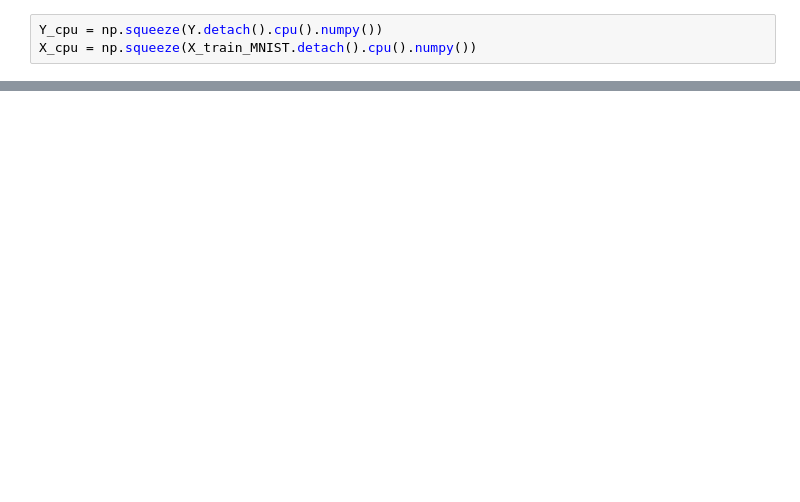
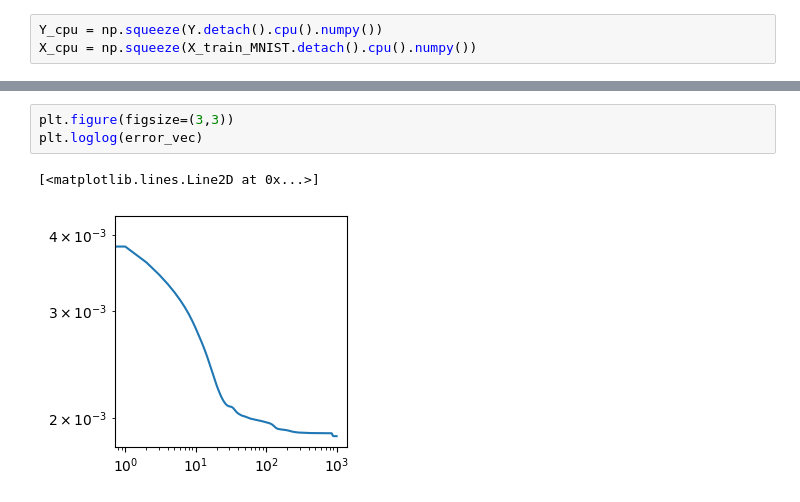
Before and after one commit to ASkalli/ONN_SLM, a Jupyter notebook: Test_linear_ONN.ipynb, the cells around one changed output, grey strips where cells are left out. Drawn from its saved outputs; the diff is of its cells as text; blank space fills up the shorter version.

```diff
--- a/Test_linear_ONN.ipynb
+++ b/Test_linear_ONN.ipynb
@@ -70,0 +138,6 @@ plt.imshow(np.squeeze(X_cpu[0,:,:]))
+# %%
+plt.figure(figsize=(3,3))
+plt.loglog(error_vec)
+# %% [output]
+[<matplotlib.lines.Line2D at 0x...>]
+[figure, added]
```
Also changed, not shown: parts of 11 cells of this notebook, 3 other files.
